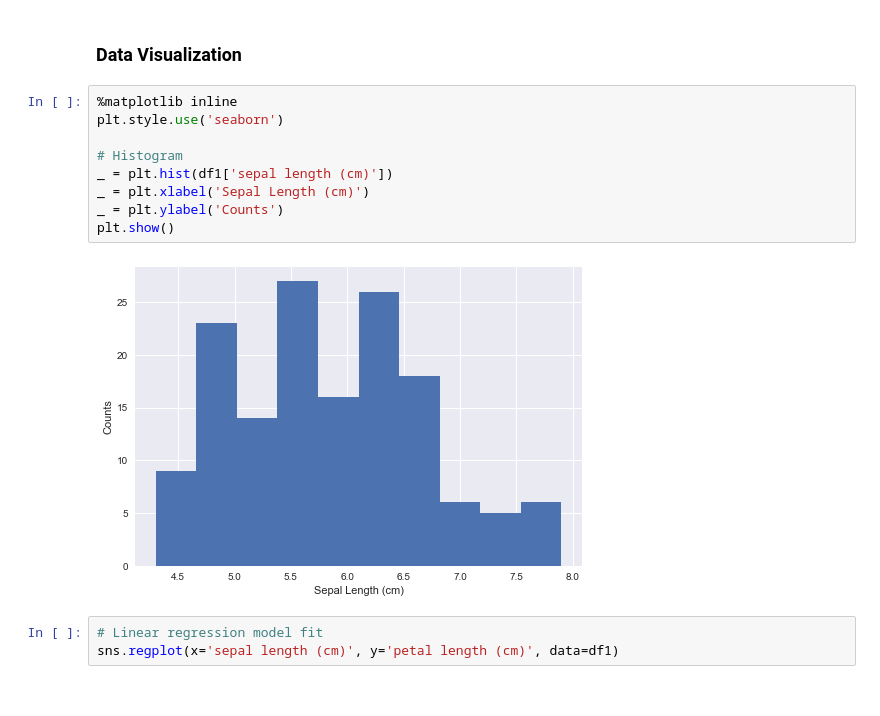
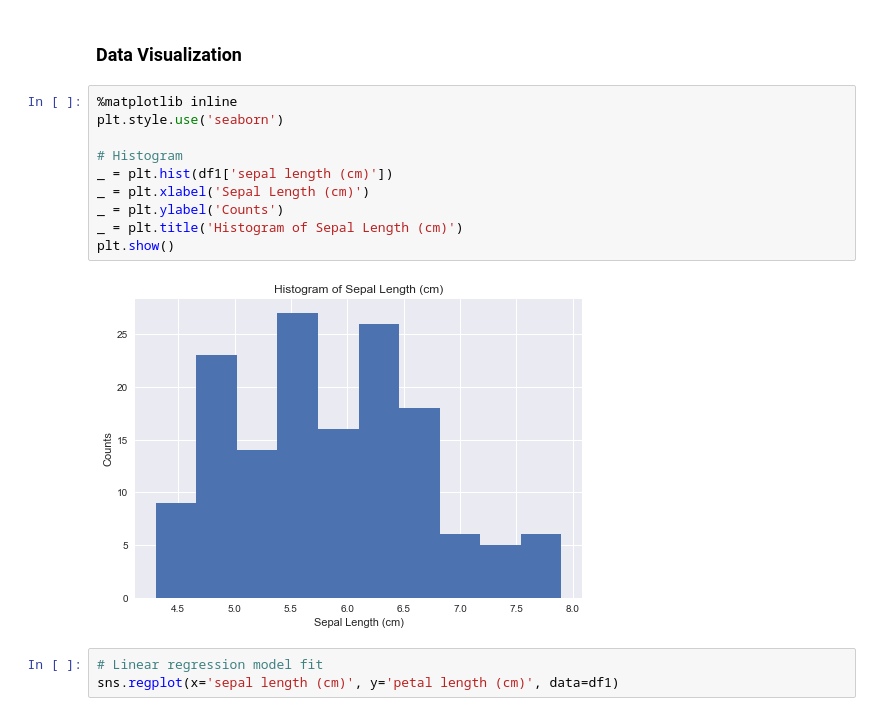
Before and after one commit to tong-jin-nyu/Python-learning-notes, a Jupyter notebook: Python Basics/Pandas basic - 110120.ipynb, the cells around one changed output. Cells and saved outputs as stored; diff of their text form.

```diff
--- a/Python Basics/Pandas basic - 110120.ipynb
+++ b/Python Basics/Pandas basic - 110120.ipynb
@@ -116,14 +116,15 @@ display(df_merge.head())
 # %%
 %matplotlib inline
 plt.style.use('seaborn')
 
 # Histogram
 _ = plt.hist(df1['sepal length (cm)'])
 _ = plt.xlabel('Sepal Length (cm)')
 _ = plt.ylabel('Counts')
+_ = plt.title('Histogram of Sepal Length (cm)')
 plt.show()
 # %% [output]
-[figure, old version]
+[figure, new version]
 # %%
 # Linear regression model fit
 sns.regplot(x='sepal length (cm)', y='petal length (cm)', data=df1)
```
Also changed, not shown: parts of 1 cell of this notebook.
